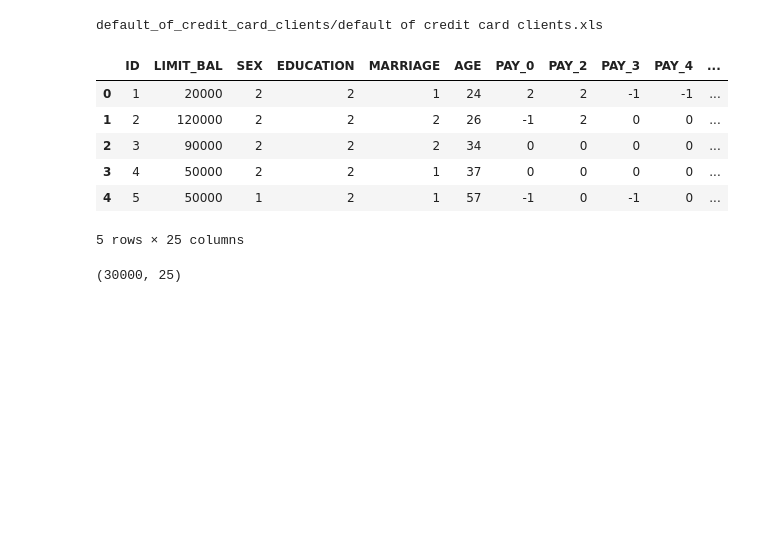
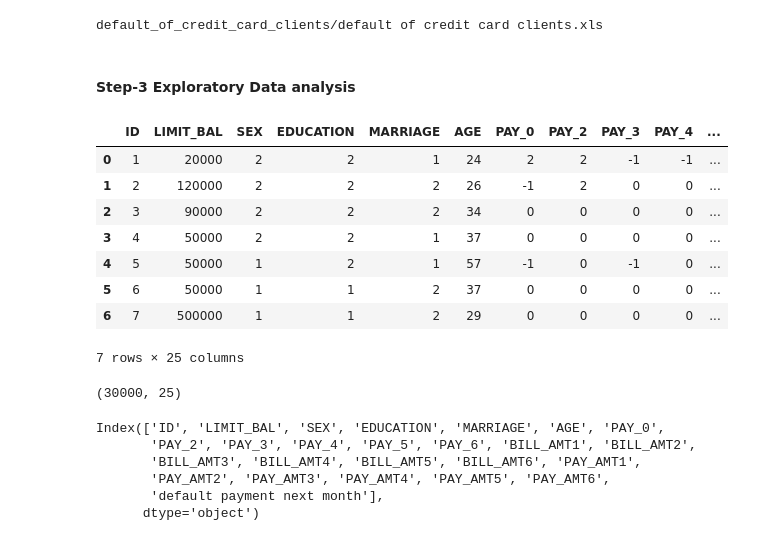
Before and after one commit to pradeepkhadka505/7072CEM-CourseWork, a Jupyter notebook: DefaultPayment_Of_ClientCreditCard_Prediction.ipynb, the cells around one changed output. Saved outputs shown, nothing was run; the diff lists cells and outputs as text; code cells hidden in the pictures; blank space fills up the shorter version.

```diff
--- a/DefaultPayment_Of_ClientCreditCard_Prediction.ipynb
+++ b/DefaultPayment_Of_ClientCreditCard_Prediction.ipynb
@@ -69,16 +66,28 @@ df.to_csv(csv_file, index=False)
-# %%
-df = pd.read_csv('default_of_credit_card_clients/default_of_credit_card_clients.csv')
-df.head()
-# %% [output]
-|  | ID | LIMIT_BAL | SEX | EDUCATION | MARRIAGE | AGE | PAY_0 | PAY_2 | PAY_3 | PAY_4 | ... |
-| 0 | 1 | 20000 | 2 | 2 | 1 | 24 | 2 | 2 | -1 | -1 | ... |
-| 1 | 2 | 120000 | 2 | 2 | 2 | 26 | -1 | 2 | 0 | 0 | ... |
-| 2 | 3 | 90000 | 2 | 2 | 2 | 34 | 0 | 0 | 0 | 0 | ... |
-| 3 | 4 | 50000 | 2 | 2 | 1 | 37 | 0 | 0 | 0 | 0 | ... |
-| 4 | 5 | 50000 | 1 | 2 | 1 | 57 | -1 | 0 | -1 | 0 | ... |
-5 rows × 25 columns
+# %% [markdown]
+#### Step-3 Exploratory Data analysis
 # %%
-df.shape
+data.head(n=7)
 # %% [output]
+|  | ID | LIMIT_BAL | SEX | EDUCATION | MARRIAGE | AGE | PAY_0 | PAY_2 | PAY_3 | PAY_4 | ... |
+| 0 | 1 | 20000 | 2 | 2 | 1 | 24 | 2 | 2 | -1 | -1 | ... |
+| 1 | 2 | 120000 | 2 | 2 | 2 | 26 | -1 | 2 | 0 | 0 | ... |
+| 2 | 3 | 90000 | 2 | 2 | 2 | 34 | 0 | 0 | 0 | 0 | ... |
+| 3 | 4 | 50000 | 2 | 2 | 1 | 37 | 0 | 0 | 0 | 0 | ... |
+| 4 | 5 | 50000 | 1 | 2 | 1 | 57 | -1 | 0 | -1 | 0 | ... |
+| 5 | 6 | 50000 | 1 | 1 | 2 | 37 | 0 | 0 | 0 | 0 | ... |
+| 6 | 7 | 500000 | 1 | 1 | 2 | 29 | 0 | 0 | 0 | 0 | ... |
-(30000, 25)
+7 rows × 25 columns
+# %%
+data.shape
+# %% [output]
+(30000, 25)
+# %%
+data.columns
+# %% [output]
+Index(['ID', 'LIMIT_BAL', 'SEX', 'EDUCATION', 'MARRIAGE', 'AGE', 'PAY_0',
+       'PAY_2', 'PAY_3', 'PAY_4', 'PAY_5', 'PAY_6', 'BILL_AMT1', 'BILL_AMT2',
+       'BILL_AMT3', 'BILL_AMT4', 'BILL_AMT5', 'BILL_AMT6', 'PAY_AMT1',
+       'PAY_AMT2', 'PAY_AMT3', 'PAY_AMT4', 'PAY_AMT5', 'PAY_AMT6',
+       'default payment next month'],
+      dtype='object')
 # %%
```
Also changed, not shown: parts of 15 cells of this notebook.
